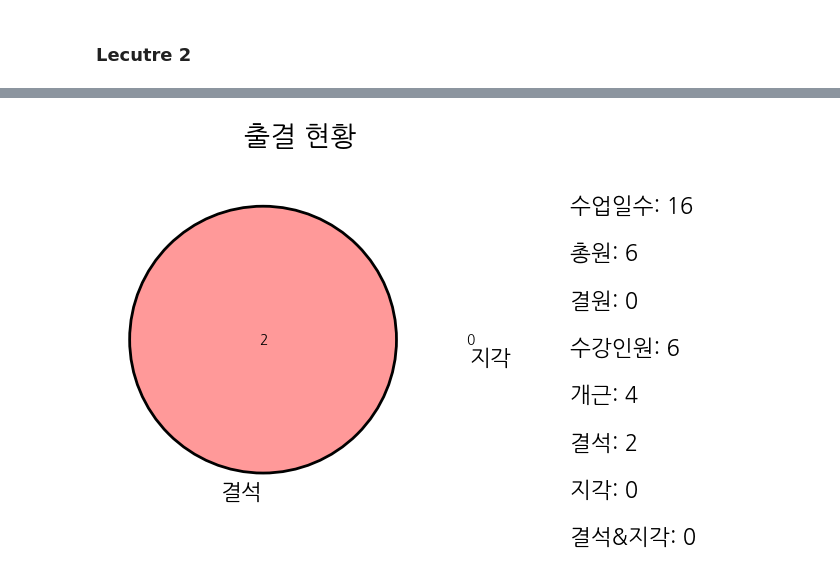
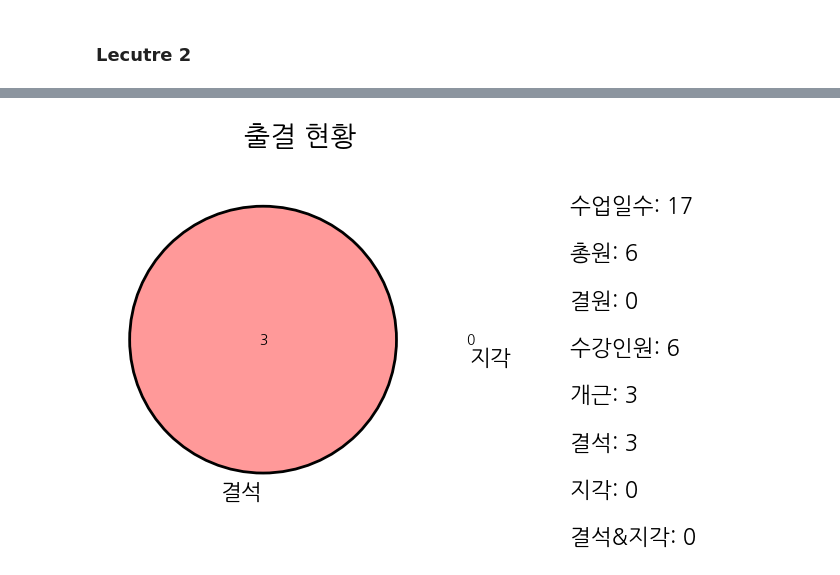
Before and after one commit to minseok0809/robotic-process-automation, a Jupyter notebook: study-automation/lecture_attendance_status_checker.ipynb, the cells around one changed output, grey strips where cells are left out. Saved outputs shown, nothing was run; the diff lists cells and outputs as text; code cells hidden in the pictures.

```diff
--- a/study-automation/lecture_attendance_status_checker.ipynb
+++ b/study-automation/lecture_attendance_status_checker.ipynb
@@ -277,25 +273,25 @@ The Number of both absent and tardy students:  0
 # %%
 fig = plt.figure()
 fig.set_size_inches(5,7)
 A = set(lecture_02_df[(lecture_02_df['결석일수'].isna() == False)]['성 명'])
 B = set(lecture_02_df[(lecture_02_df['지각횟수'].isna() == False)]['성 명'])
 v = venn2(subsets=[A, B], set_labels=('결석', '지각', '개근'))
 c = venn2_circles(subsets=[A, B], linestyle='solid')
 
 plt.title("출결 현황\n", fontsize = 20)
 for text in v.set_labels:
     text.set_fontsize(16)
-plt.text(1.3, 0.54, '수업일수: 16', fontsize = 16)
+plt.text(1.3, 0.54, '수업일수: 17', fontsize = 16)
 plt.text(1.3, 0.34, '총원: 6', fontsize = 16)
 plt.text(1.3, 0.14, '결원: 0', fontsize = 16)
 plt.text(1.3, -0.06, '수강인원: 6', fontsize = 16)
-plt.text(1.3, -0.26, '개근: 4', fontsize = 16)
-plt.text(1.3, -0.46, '결석: 2', fontsize = 16)
+plt.text(1.3, -0.26, '개근: 3', fontsize = 16)
+plt.text(1.3, -0.46, '결석: 3', fontsize = 16)
 plt.text(1.3, -0.66, '지각: 0', fontsize = 16)
 plt.text(1.3, -0.86, '결석&지각: 0', fontsize = 16)
 plt.gca().set_facecolor("white")
 plt.savefig('lecture_02_venn_diagram.png',
             facecolor='#eeeeee', edgecolor='black', format='png', bbox_inches='tight')
 plt.show()
 # %% [output]
-[figure, old version]
+[figure, new version]
```
Also changed, not shown: parts of 2 cells of this notebook.
